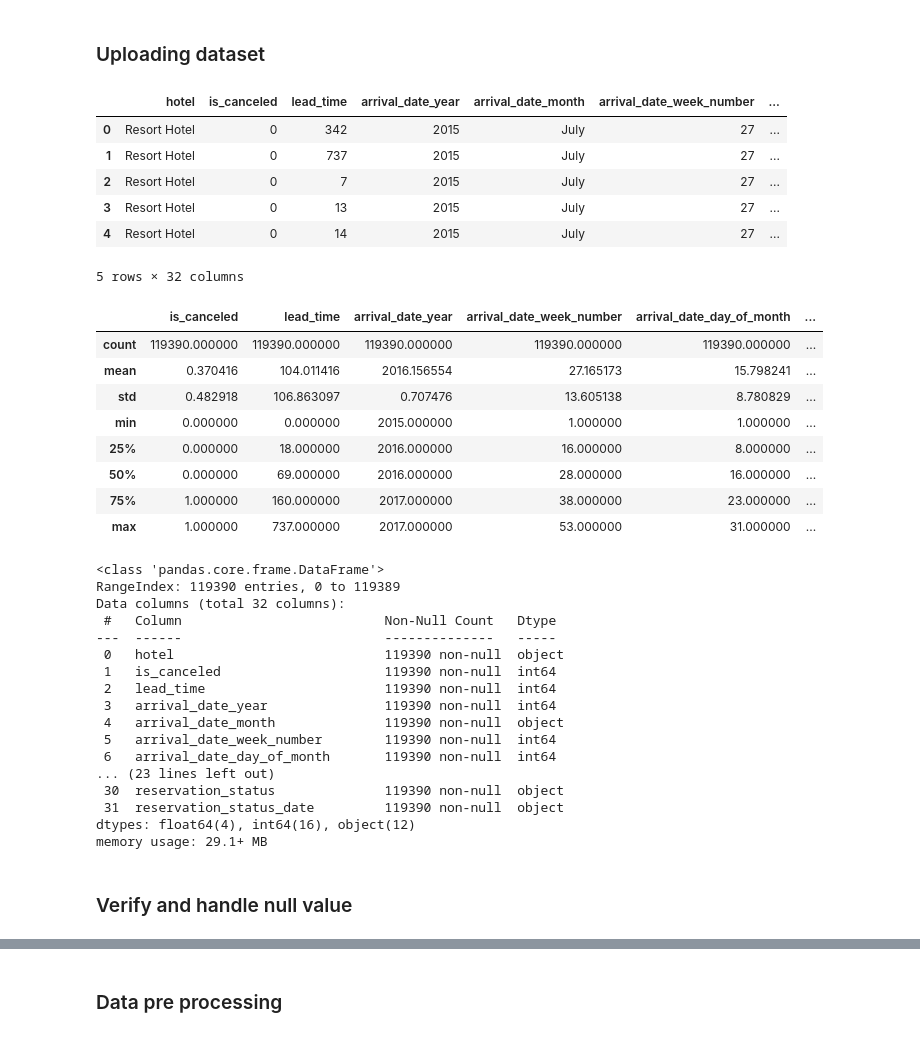
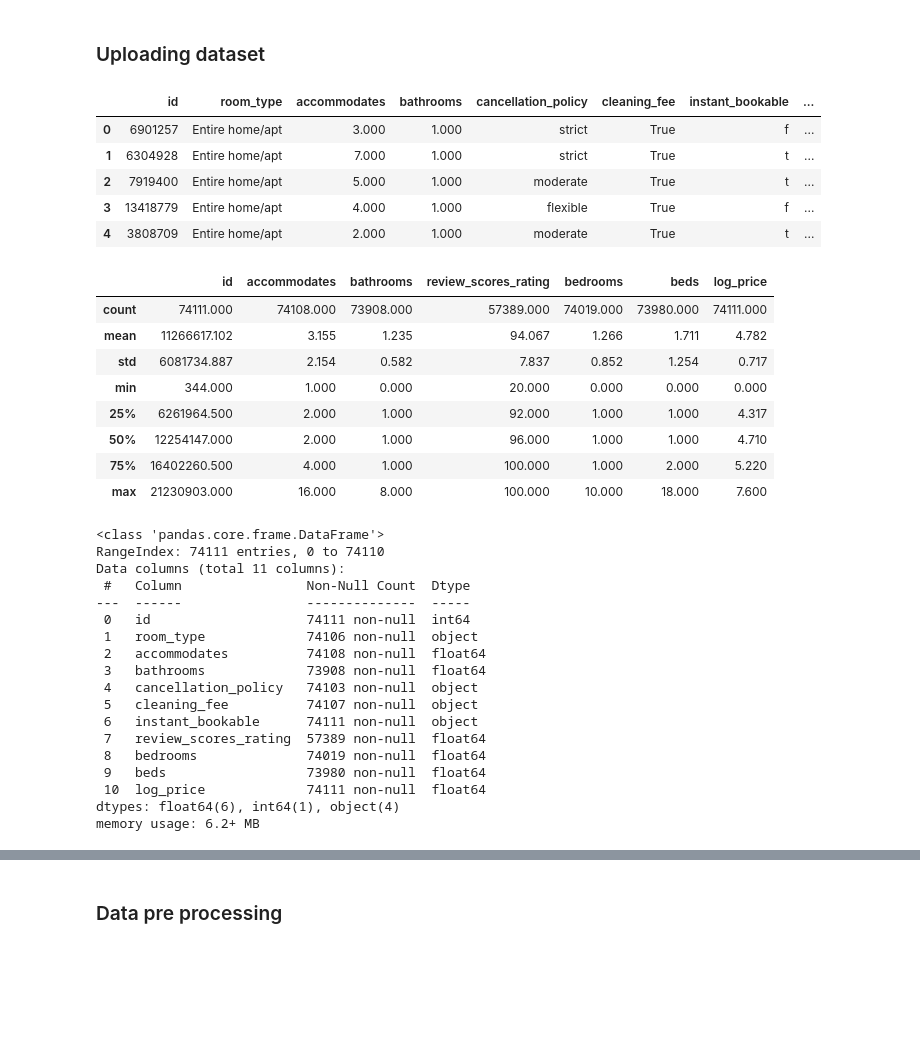
Before and after one commit to DestinBir/LUX-TECH-ACADEMY-DATA-SCIENCE-BOOTCAMP, a Jupyter notebook: WEEK 2 PROJECT.ipynb, the cells around one changed output, grey strips where cells are left out. Saved outputs shown, nothing was run; the diff lists cells and outputs as text; code cells hidden in the pictures; blank space fills up the shorter version.

```diff
--- a/WEEK 2 PROJECT.ipynb
+++ b/WEEK 2 PROJECT.ipynb
@@ -10,14 +10,18 @@
 import pandas as pd
 import numpy as np
 import matplotlib.pyplot as plt
+%matplotlib inline
 import seaborn as sns
 import missingno as msno
 import plotly.express as px
+from scipy import stats
 from sklearn.metrics import mean_squared_error
 from sklearn.model_selection import train_test_split
 from sklearn.ensemble import RandomForestRegressor
 from sklearn.linear_model import LinearRegression
+from sklearn.compose import ColumnTransformer
 from sklearn.impute import SimpleImputer
+pd.set_option('display.float_format', lambda x: '%.3f' % x)
 # %%
 import warnings
 warnings.filterwarnings('ignore')
@@ -25,48 +29,45 @@ warnings.filterwarnings('ignore')
 # %% [markdown]
 ### Uploading dataset
 # %%
-data = pd.read_csv("C://Users/hp/Downloads/archive/hotel_booking.csv")
-data.drop(['email', 'name', 'phone-number', 'credit_card'], axis=1, inplace=True)
+data = pd.read_csv("C://Users/hp/Downloads/AirBNB.csv")
 data.head()
 # %% [output]
-|  | hotel | is_canceled | lead_time | arrival_date_year | arrival_date_month | arrival_date_week_number | ... |
-| 0 | Resort Hotel | 0 | 342 | 2015 | July | 27 | ... |
-| 1 | Resort Hotel | 0 | 737 | 2015 | July | 27 | ... |
-| 2 | Resort Hotel | 0 | 7 | 2015 | July | 27 | ... |
-| 3 | Resort Hotel | 0 | 13 | 2015 | July | 27 | ... |
-| 4 | Resort Hotel | 0 | 14 | 2015 | July | 27 | ... |
+|  | id | room_type | accommodates | bathrooms | cancellation_policy | cleaning_fee | instant_bookable | ... |
+| 0 | 6901257 | Entire home/apt | 3.000 | 1.000 | strict | True | f | ... |
+| 1 | 6304928 | Entire home/apt | 7.000 | 1.000 | strict | True | t | ... |
+| 2 | 7919400 | Entire home/apt | 5.000 | 1.000 | moderate | True | t | ... |
+| 3 | 13418779 | Entire home/apt | 4.000 | 1.000 | flexible | True | f | ... |
+| 4 | 3808709 | Entire home/apt | 2.000 | 1.000 | moderate | True | t | ... |
-5 rows × 32 columns
 # %%
 data.describe()
 # %% [output]
-|  | is_canceled | lead_time | arrival_date_year | arrival_date_week_number | arrival_date_day_of_month | ... |
-| count | 119390.000000 | 119390.000000 | 119390.000000 | 119390.000000 | 119390.000000 | ... |
-| mean | 0.370416 | 104.011416 | 2016.156554 | 27.165173 | 15.798241 | ... |
-| std | 0.482918 | 106.863097 | 0.707476 | 13.605138 | 8.780829 | ... |
-| min | 0.000000 | 0.000000 | 2015.000000 | 1.000000 | 1.000000 | ... |
-| 25% | 0.000000 | 18.000000 | 2016.000000 | 16.000000 | 8.000000 | ... |
-| 50% | 0.000000 | 69.000000 | 2016.000000 | 28.000000 | 16.000000 | ... |
-| 75% | 1.000000 | 160.000000 | 2017.000000 | 38.000000 | 23.000000 | ... |
-| max | 1.000000 | 737.000000 | 2017.000000 | 53.000000 | 31.000000 | ... |
+|  | id | accommodates | bathrooms | review_scores_rating | bedrooms | beds | log_price |
+| count | 74111.000 | 74108.000 | 73908.000 | 57389.000 | 74019.000 | 73980.000 | 74111.000 |
+| mean | 11266617.102 | 3.155 | 1.235 | 94.067 | 1.266 | 1.711 | 4.782 |
+| std | 6081734.887 | 2.154 | 0.582 | 7.837 | 0.852 | 1.254 | 0.717 |
+| min | 344.000 | 1.000 | 0.000 | 20.000 | 0.000 | 0.000 | 0.000 |
+| 25% | 6261964.500 | 2.000 | 1.000 | 92.000 | 1.000 | 1.000 | 4.317 |
+| 50% | 12254147.000 | 2.000 | 1.000 | 96.000 | 1.000 | 1.000 | 4.710 |
+| 75% | 16402260.500 | 4.000 | 1.000 | 100.000 | 1.000 | 2.000 | 5.220 |
+| max | 21230903.000 | 16.000 | 8.000 | 100.000 | 10.000 | 18.000 | 7.600 |
 # %%
 data.info()
 # %% [output]
 <class 'pandas.core.frame.DataFrame'>
-RangeIndex: 119390 entries, 0 to 119389
-Data columns (total 32 columns):
- #   Column                          Non-Null Count   Dtype
----  ------                          --------------   -----
- 0   hotel                           119390 non-null  object
- 1   is_canceled                     119390 non-null  int64
- 2   lead_time                       119390 non-null  int64
- 3   arrival_date_year               119390 non-null  int64
- 4   arrival_date_month              119390 non-null  object
- 5   arrival_date_week_number        119390 non-null  int64
- 6   arrival_date_day_of_month       119390 non-null  int64
-... (23 lines left out)
- 30  reservation_status              119390 non-null  object
- 31  reservation_status_date         119390 non-null  object
-dtypes: float64(4), int64(16), object(12)
-memory usage: 29.1+ MB
+RangeIndex: 74111 entries, 0 to 74110
+Data columns (total 11 columns):
+ #   Column                Non-Null Count  Dtype
+---  ------                --------------  -----
+ 0   id                    74111 non-null  int64
+ 1   room_type             74106 non-null  object
+ 2   accommodates          74108 non-null  float64
+ 3   bathrooms             73908 non-null  float64
+ 4   cancellation_policy   74103 non-null  object
+ 5   cleaning_fee          74107 non-null  object
+ 6   instant_bookable      74111 non-null  object
+ 7   review_scores_rating  57389 non-null  float64
+ 8   bedrooms              74019 non-null  float64
+ 9   beds                  73980 non-null  float64
+ 10  log_price             74111 non-null  float64
+dtypes: float64(6), int64(1), object(4)
+memory usage: 6.2+ MB
-# %% [markdown]
-### Verify and handle null value
```
Also changed, not shown: parts of 49 cells of this notebook, 6 other files.
